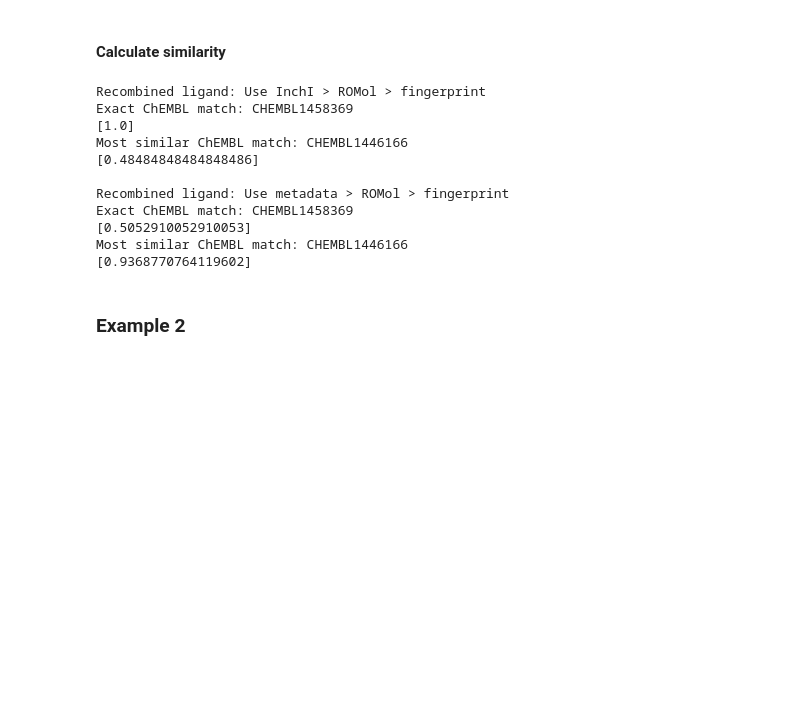
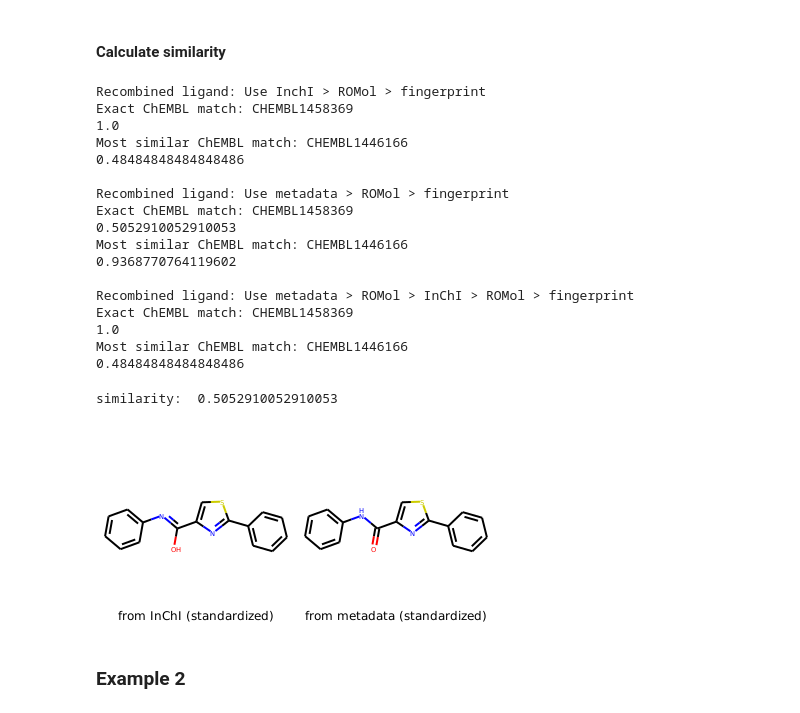
Before and after one commit to volkamerlab/KinFragLib, a Jupyter notebook: notebooks/0_0_combinatorial_library_exact_vs_most_similar.ipynb, the cells around one changed output. Drawn from its saved outputs; the diff is of its cells as text; code cells hidden in the pictures; blank space fills up the shorter version.

Commit message:
Similarity quite low for differently protonated molecules

```diff
--- a/notebooks/0_0_combinatorial_library_exact_vs_most_similar.ipynb
+++ b/notebooks/0_0_combinatorial_library_exact_vs_most_similar.ipynb
@@ -188,13 +204,13 @@ Compare in ChEMBL:
 #### Construct ligand from metadata/InChI
 # %%
 # Construct ligand from metadata
-mol = construct_ligand(
+mol_from_metadata = construct_ligand(
     recombined_ligand.fragment_ids,
     recombined_ligand.bond_ids,
     fragment_library
 )
 Chem.Draw.MolsToGridImage(
-    [mol, standardize_mol(mol)],
+    [mol_from_metadata, standardize_mol(mol_from_metadata)],
     legends=['from metadata', 'from metadata (standardized)']
 )
 # %% [output]
@@ -212,22 +228,47 @@ Chem.Draw.MolsToGridImage(
 #### Calculate similarity
 # %%
 print('Recombined ligand: Use InchI > ROMol > fingerprint')
-compare_similarity_exact_vs_most_similar(recombined_ligand, chembl, use_recombined_ligand_inchi=True)
+compare_similarity_exact_vs_most_similar(recombined_ligand, chembl, recombined_ligand_construction=1)
 print()
 print('Recombined ligand: Use metadata > ROMol > fingerprint')
-compare_similarity_exact_vs_most_similar(recombined_ligand, chembl, use_recombined_ligand_inchi=False)
+compare_similarity_exact_vs_most_similar(recombined_ligand, chembl, recombined_ligand_construction=2)
+print()
+print('Recombined ligand: Use metadata > ROMol > InChI > ROMol > fingerprint')
+compare_similarity_exact_vs_most_similar(recombined_ligand, chembl, recombined_ligand_construction=3)
 # %% [output]
 Recombined ligand: Use InchI > ROMol > fingerprint
 Exact ChEMBL match: CHEMBL1458369
-[1.0]
+1.0
 Most similar ChEMBL match: CHEMBL1446166
-[0.48484848484848486]
+0.48484848484848486
 
 Recombined ligand: Use metadata > ROMol > fingerprint
 Exact ChEMBL match: CHEMBL1458369
-[0.5052910052910053]
+0.5052910052910053
 Most similar ChEMBL match: CHEMBL1446166
-[0.9368770764119602]
+0.9368770764119602
+
+Recombined ligand: Use metadata > ROMol > InChI > ROMol > fingerprint
+Exact ChEMBL match: CHEMBL1458369
+1.0
+Most similar ChEMBL match: CHEMBL1446166
+0.48484848484848486
+# %%
+# Check again similarity
+rdkit_gen = rdFingerprintGenerator.GetRDKitFPGenerator(maxPath=5)
+print('similarity: ',
+    DataStructs.TanimotoSimilarity(
+        rdkit_gen.GetFingerprint(standardize_mol(mol_from_inchi)),
+        rdkit_gen.GetFingerprint(standardize_mol(mol_from_metadata))
+    )
+)
+Chem.Draw.MolsToGridImage(
+    [standardize_mol(mol_from_inchi), standardize_mol(mol_from_metadata)],
+    legends=['from InChI (standardized)', 'from metadata (standardized)']
+)
+# %% [output]
+similarity:  0.5052910052910053
+[figure, added]
 # %% [markdown]
 ### Example 2
 # %%
```
Also changed, not shown: parts of 11 cells of this notebook.
